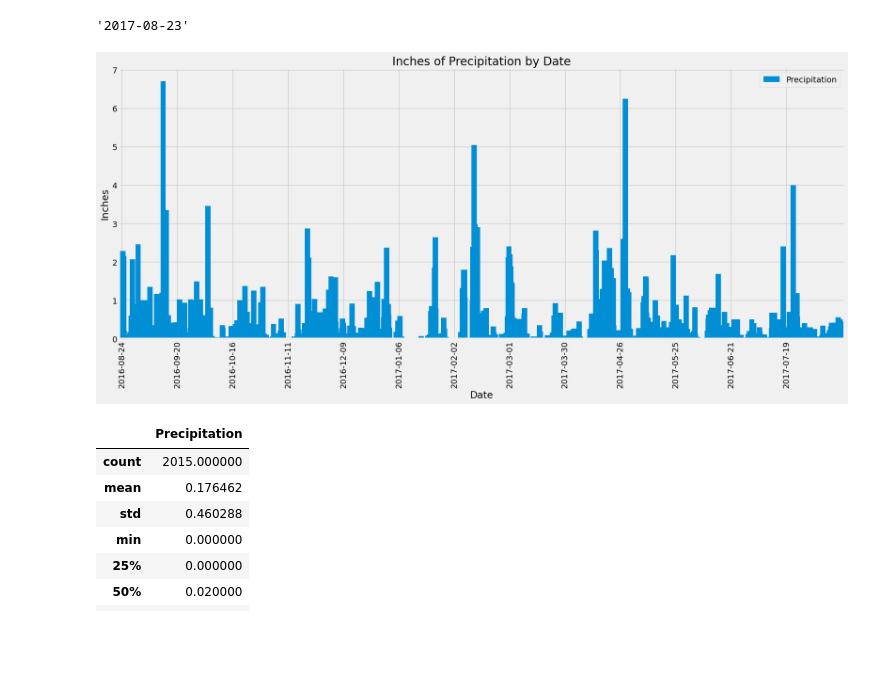
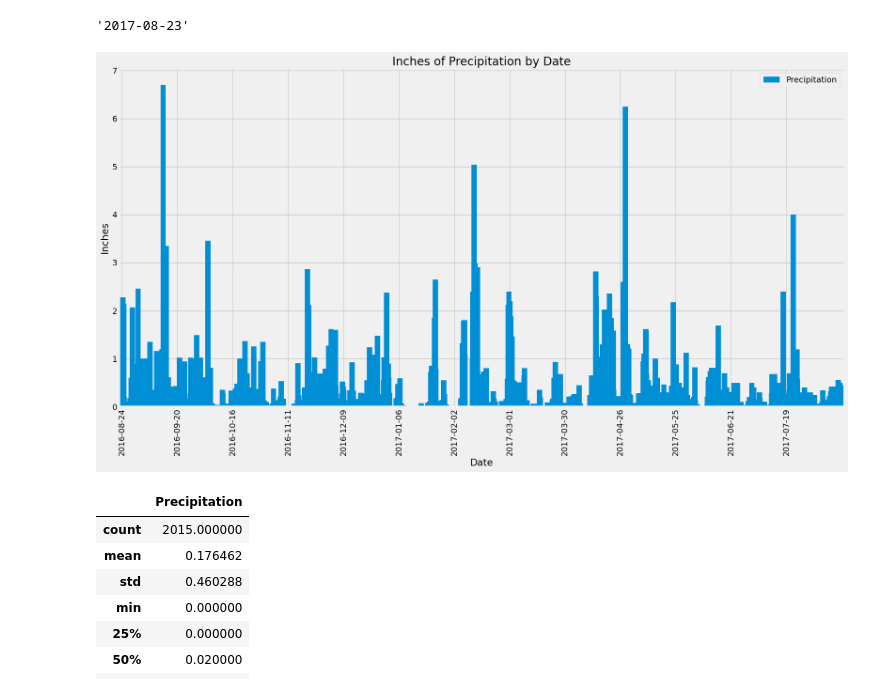
Before and after one commit to linderkm/sqlalchemy-challenge, a Jupyter notebook: SurfsUp/climate.ipynb, the cells around one changed output. Saved outputs shown, nothing was run; the diff lists cells and outputs as text; code cells hidden in the pictures; blank space fills up the shorter version.

```diff
--- a/SurfsUp/climate.ipynb
+++ b/SurfsUp/climate.ipynb
@@ -97,19 +97,19 @@ x_tick_location_values = [n for n, d in enumerate(all_dates) if n%155==0]
 # %%
 # Use Pandas Plotting with Matplotlib to plot the data (10)
 ax = sorted_prcp.plot.bar(x='Date',
                         y='Precipitation',
                         xlabel='Date',
                         ylabel='Inches',
                         title='Inches of Precipitation by Date',
                         rot=90,
                         width = 15,
-                        figsize=(20,8)
-                       )
+                        figsize=(20,10)
+                         )
 plt.xticks(x_tick_location_values,x_tick_values)
 
 plt.show()
 # %% [output]
-[figure, old version]
+[figure, new version]
 # %%
 # Use Pandas to calculate the summary statistics for the precipitation data (11)
 sorted_prcp.describe()
```
